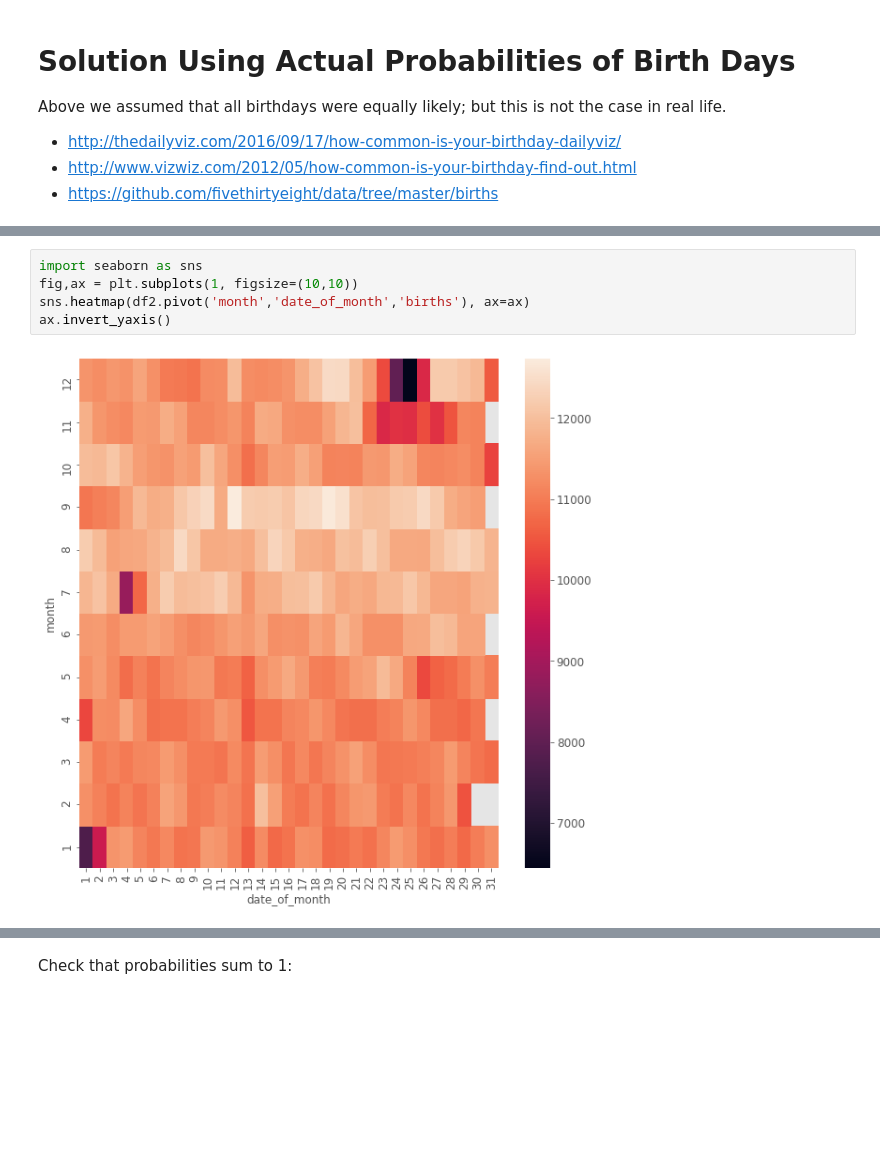
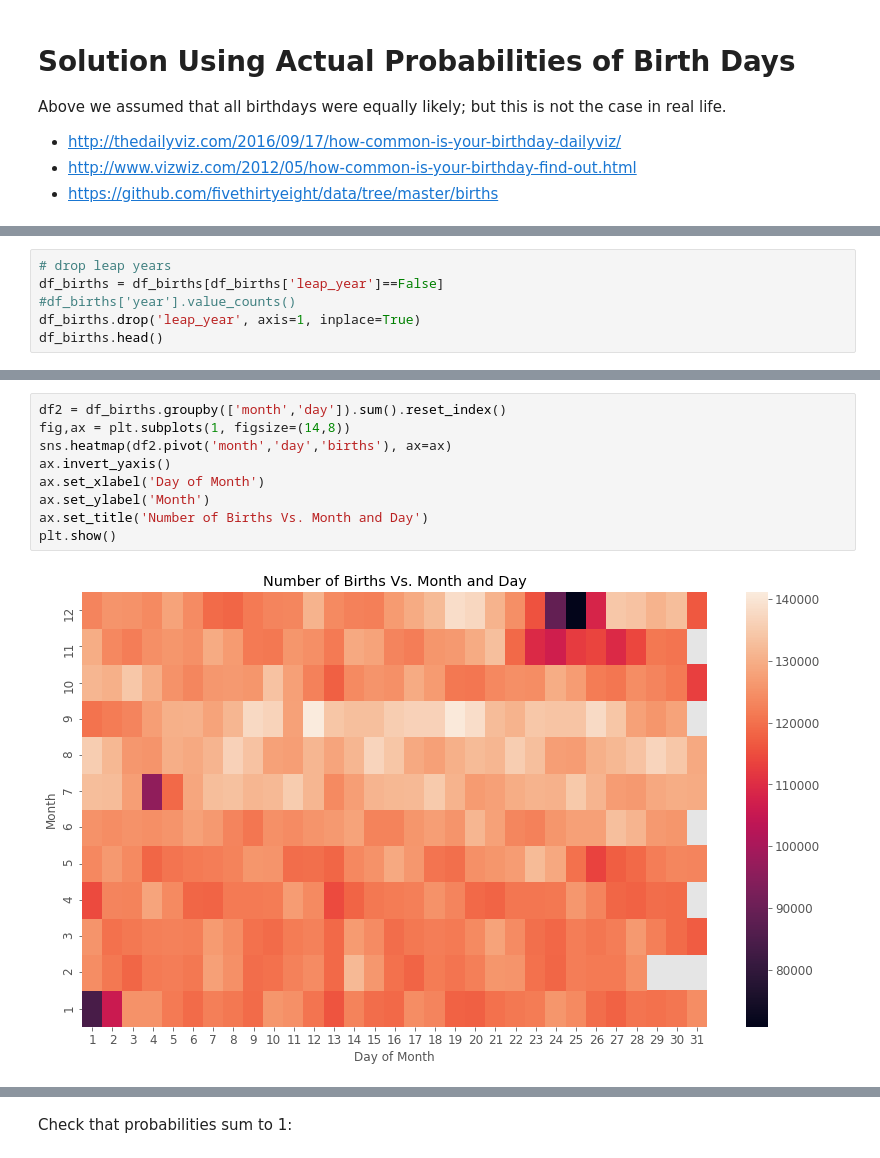
Before and after one commit to andypicke/Birthday-Puzzle-Paradox, a Jupyter notebook: notebooks/Birthday-Puzzle-Paradox.ipynb, the cells around one changed output, grey strips where cells are left out. Saved outputs shown, nothing was run; the diff lists cells and outputs as text; blank space fills up the shorter version.

Commit message:
Add README, start py script, add images

```diff
--- a/notebooks/Birthday-Puzzle-Paradox.ipynb
+++ b/notebooks/Birthday-Puzzle-Paradox.ipynb
@@ -136,0 +162,6 @@ df2.head()
+# %%
+# drop leap years
+df_births = df_births[df_births['leap_year']==False]
+#df_births['year'].value_counts()
+df_births.drop('leap_year', axis=1, inplace=True)
+df_births.head()
@@ -137,7 +175,11 @@ df2.head()
 # %%
-import seaborn as sns
-fig,ax = plt.subplots(1, figsize=(10,10))
-sns.heatmap(df2.pivot('month','date_of_month','births'), ax=ax)
+df2 = df_births.groupby(['month','day']).sum().reset_index()
+fig,ax = plt.subplots(1, figsize=(14,8))
+sns.heatmap(df2.pivot('month','day','births'), ax=ax)
 ax.invert_yaxis()
+ax.set_xlabel('Day of Month')
+ax.set_ylabel('Month')
+ax.set_title('Number of Births Vs. Month and Day')
+plt.show()
 # %% [output]
-[figure, old version]
+[figure, new version]
```
Also changed, not shown: parts of 25 cells of this notebook, 6 other files.
